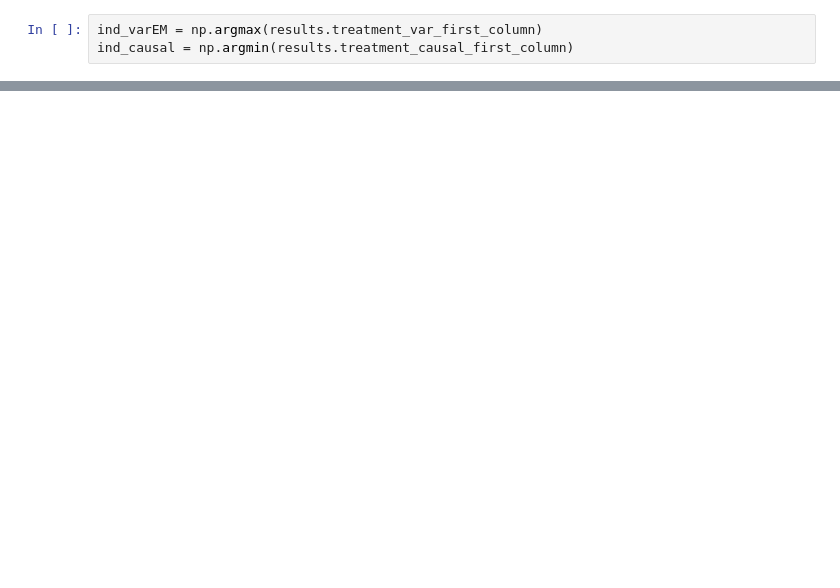
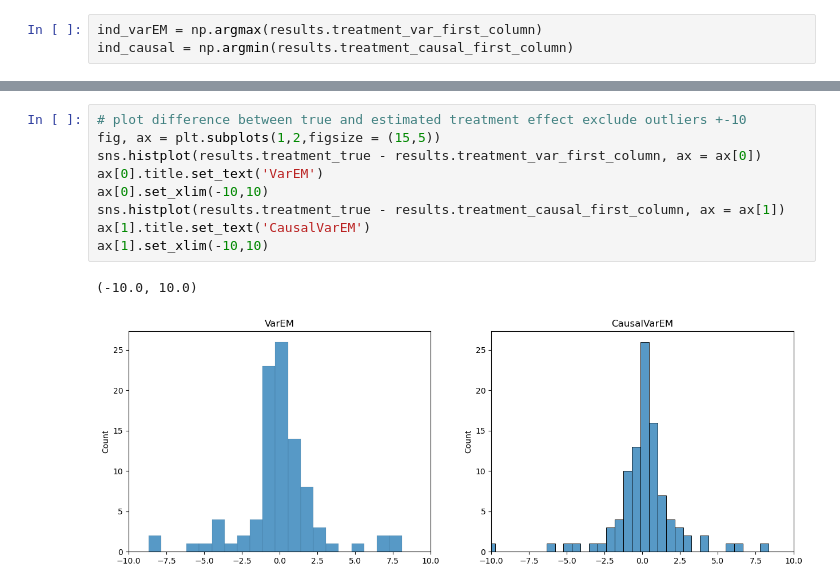
Before and after one commit to malo4300/ICA_IV, a Jupyter notebook: VarEM_vs_CausalVarEM.ipynb, the cells around one changed output, grey strips where cells are left out. Cells and saved outputs as stored; diff of their text form; blank space fills up the shorter version.

```diff
--- a/VarEM_vs_CausalVarEM.ipynb
+++ b/VarEM_vs_CausalVarEM.ipynb
@@ -191,0 +222,12 @@ for i in range(J):
+# %%
+# plot difference between true and estimated treatment effect exclude outliers +-10
+fig, ax = plt.subplots(1,2,figsize = (15,5))
+sns.histplot(results.treatment_true - results.treatment_var_first_column, ax = ax[0])
+ax[0].title.set_text('VarEM')
+ax[0].set_xlim(-10,10)
+sns.histplot(results.treatment_true - results.treatment_causal_first_column, ax = ax[1])
+ax[1].title.set_text('CausalVarEM')
+ax[1].set_xlim(-10,10)
+# %% [output]
+(-10.0, 10.0)
+[figure, added]
```
Also changed, not shown: parts of 16 cells of this notebook, 4 other files.
